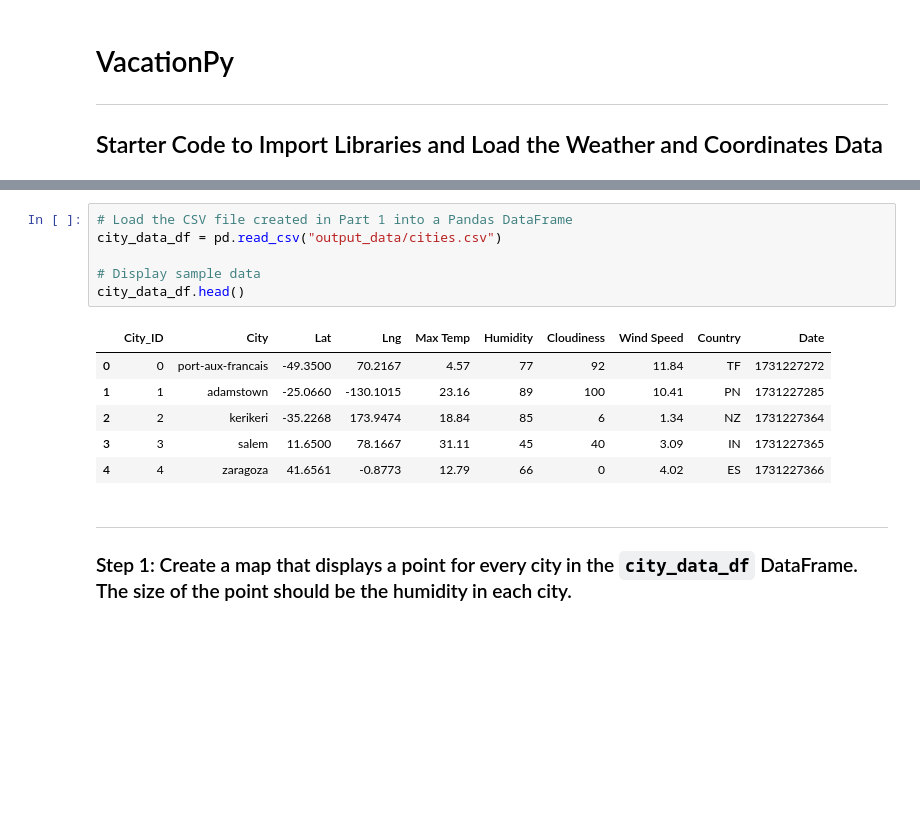
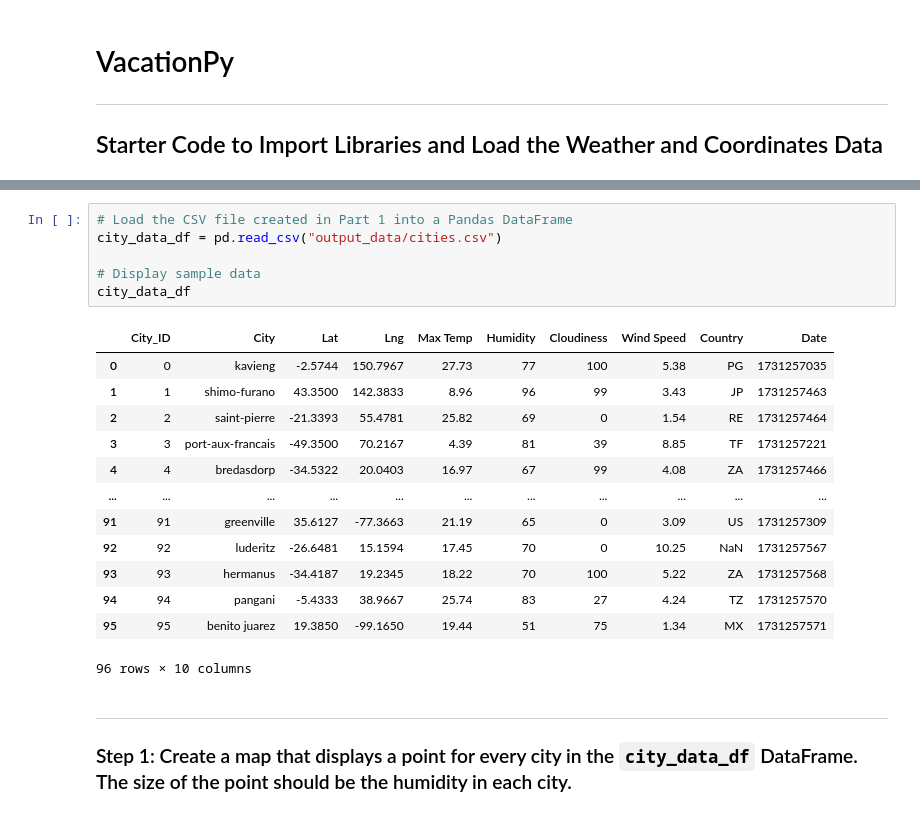
Before and after one commit to realmattimatt/python-api-challenge, a Jupyter notebook: VacationPy.ipynb, the cells around one changed output, grey strips where cells are left out. Cells and saved outputs as stored; diff of their text form; blank space fills up the shorter version.

```diff
--- a/VacationPy.ipynb
+++ b/VacationPy.ipynb
@@ -20,16 +16,23 @@ from api_keys import geoapify_key
 # %%
 # Load the CSV file created in Part 1 into a Pandas DataFrame
 city_data_df = pd.read_csv("output_data/cities.csv")
 
 # Display sample data
-city_data_df.head()
+city_data_df
 # %% [output]
 |  | City_ID | City | Lat | Lng | Max Temp | Humidity | Cloudiness | Wind Speed | Country | Date |
-| 0 | 0 | port-aux-francais | -49.3500 | 70.2167 | 4.57 | 77 | 92 | 11.84 | TF | 1731227272 |
-| 1 | 1 | adamstown | -25.0660 | -130.1015 | 23.16 | 89 | 100 | 10.41 | PN | 1731227285 |
-| 2 | 2 | kerikeri | -35.2268 | 173.9474 | 18.84 | 85 | 6 | 1.34 | NZ | 1731227364 |
-| 3 | 3 | salem | 11.6500 | 78.1667 | 31.11 | 45 | 40 | 3.09 | IN | 1731227365 |
-| 4 | 4 | zaragoza | 41.6561 | -0.8773 | 12.79 | 66 | 0 | 4.02 | ES | 1731227366 |
+| 0 | 0 | kavieng | -2.5744 | 150.7967 | 27.73 | 77 | 100 | 5.38 | PG | 1731257035 |
+| 1 | 1 | shimo-furano | 43.3500 | 142.3833 | 8.96 | 96 | 99 | 3.43 | JP | 1731257463 |
+| 2 | 2 | saint-pierre | -21.3393 | 55.4781 | 25.82 | 69 | 0 | 1.54 | RE | 1731257464 |
+| 3 | 3 | port-aux-francais | -49.3500 | 70.2167 | 4.39 | 81 | 39 | 8.85 | TF | 1731257221 |
+| 4 | 4 | bredasdorp | -34.5322 | 20.0403 | 16.97 | 67 | 99 | 4.08 | ZA | 1731257466 |
+| ... | ... | ... | ... | ... | ... | ... | ... | ... | ... | ... |
+| 91 | 91 | greenville | 35.6127 | -77.3663 | 21.19 | 65 | 0 | 3.09 | US | 1731257309 |
+| 92 | 92 | luderitz | -26.6481 | 15.1594 | 17.45 | 70 | 0 | 10.25 | NaN | 1731257567 |
+| 93 | 93 | hermanus | -34.4187 | 19.2345 | 18.22 | 70 | 100 | 5.22 | ZA | 1731257568 |
+| 94 | 94 | pangani | -5.4333 | 38.9667 | 25.74 | 83 | 27 | 4.24 | TZ | 1731257570 |
+| 95 | 95 | benito juarez | 19.3850 | -99.1650 | 19.44 | 51 | 75 | 1.34 | MX | 1731257571 |
+96 rows × 10 columns
 # %% [markdown]
 ---
 
```
Also changed, not shown: parts of 6 cells of this notebook, 1 other file.
